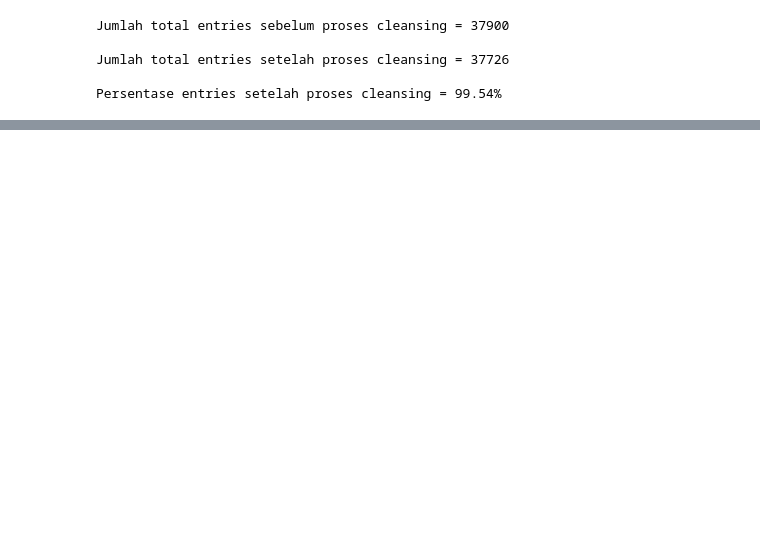
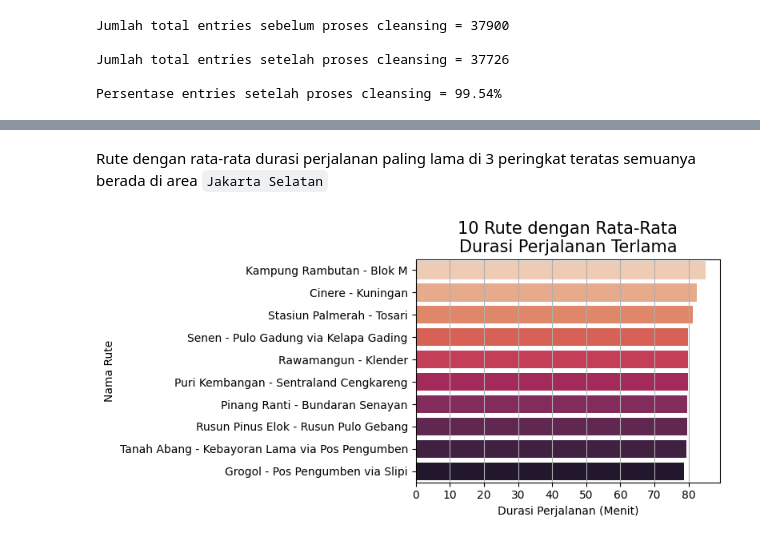
Before and after one commit to bonifasiusx/capstone-data-analysis, a Jupyter notebook: data_understanding_and_data_wrangling.ipynb, the cells around one changed output, grey strips where cells are left out. Cells and saved outputs as stored; diff of their text form; code cells hidden in the pictures; blank space fills up the shorter version.

```diff
--- a/data_understanding_and_data_wrangling.ipynb
+++ b/data_understanding_and_data_wrangling.ipynb
@@ -519,5 +646,5 @@ Sekarang kita drop NaN yang tersisa, dan mari kita bandingkan hasil total entrie
 # %%
-df = df.dropna()
+df = df_tj.dropna()
 
 df.info()
 # %% [output]
@@ -591,0 +711,2 @@ df.sample(10)
+# %%
+df = df.iloc[:,2:]
@@ -611,0 +742,3 @@ Persentase entries setelah proses cleansing = 99.54%
+# %%
+df['hours'] = df['tapInTime'].dt.hour
+df['hours'].dtype
@@ -611,0 +749,2 @@ Persentase entries setelah proses cleansing = 99.54%
+# %%
+df['travelTimeMnts'] = round((df['tapOutTime'] - df['tapInTime']).dt.total_seconds() / 60, 2)
@@ -611,0 +798,15 @@ Persentase entries setelah proses cleansing = 99.54%
+# %% [markdown]
+Rute dengan rata-rata durasi perjalanan paling lama di 3 peringkat teratas semuanya berada di area `Jakarta Selatan`
+# %%
+rute_terlama = pd.DataFrame(df.groupby('corridorName')['travelTimeMnts'].mean().sort_values(ascending=False).head(10)).reset_index()
+
+plt.figure(figsize=(8,4))
+sns.barplot(rute_terlama, y='corridorName', x='travelTimeMnts', hue='corridorName', palette='rocket_r')
+plt.title('10 Rute dengan Rata-Rata\nDurasi Perjalanan Terlama', size=15)
+plt.xlabel('Durasi Perjalanan (Menit)')
+plt.ylabel('Nama Rute')
+plt.grid(axis='x')
+
+plt.tight_layout();
+# %% [output]
+[figure, added]
```
Also changed, not shown: parts of 139 cells of this notebook, 1 other file.
